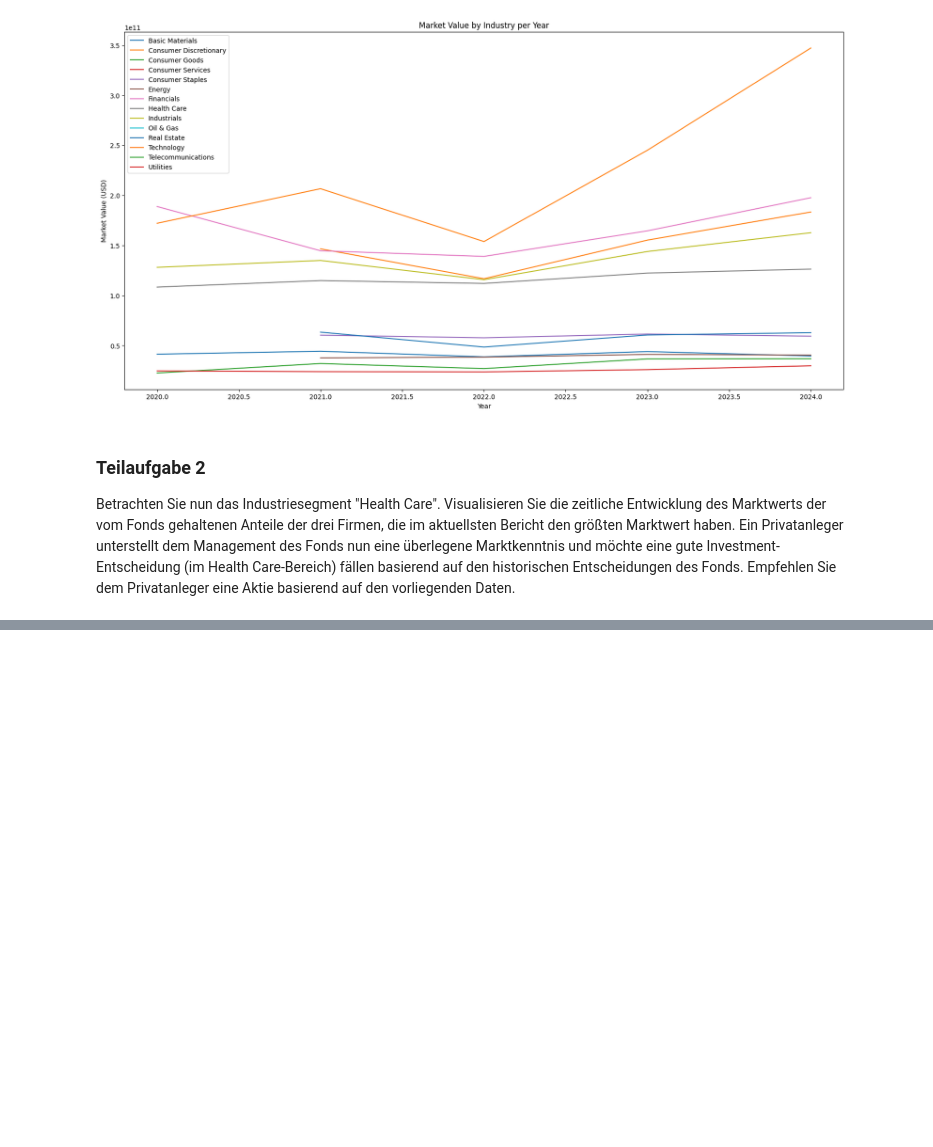
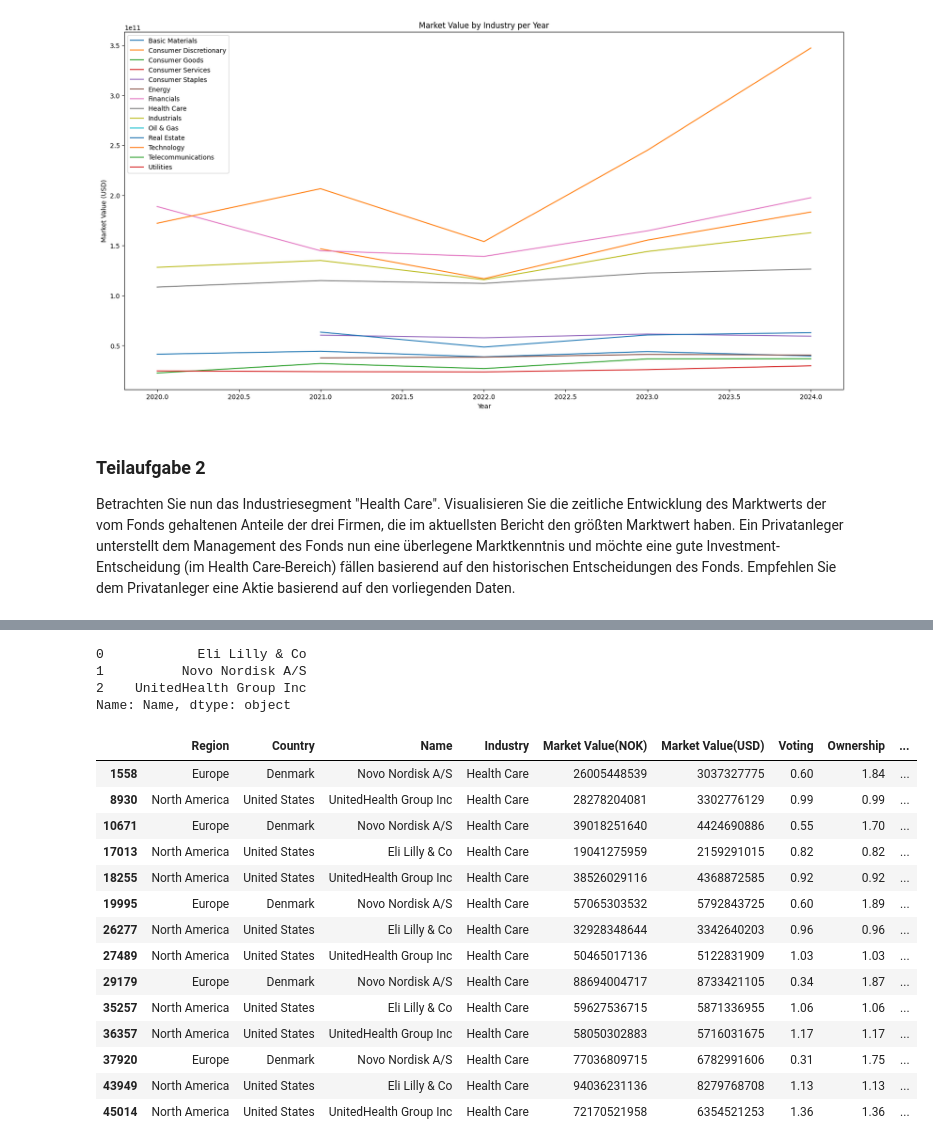
Before and after one commit to MartinElsaesser/data-science, a Jupyter notebook: exercises/exercise10/exercise10.ipynb, the cells around one changed output, grey strips where cells are left out. Cells and saved outputs as stored; diff of their text form; code cells hidden in the pictures; blank space fills up the shorter version.

```diff
--- a/exercises/exercise10/exercise10.ipynb
+++ b/exercises/exercise10/exercise10.ipynb
@@ -57,3 +57,6 @@ plt.legend()
 Betrachten Sie nun das Industriesegment "Health Care".
 Visualisieren Sie die zeitliche Entwicklung des Marktwerts der vom Fonds gehaltenen Anteile der drei Firmen, die im aktuellsten Bericht den größten Marktwert haben.
 Ein Privatanleger unterstellt dem Management des Fonds nun eine überlegene Marktkenntnis und möchte eine gute Investment-Entscheidung (im Health Care-Bereich) fällen basierend auf den historischen Entscheidungen des Fonds. Empfehlen Sie dem Privatanleger eine Aktie basierend auf den vorliegenden Daten.
+# %%
+df_healthCareFirm = df[df["Industry"] == "Health Care"]
+df_healthCareFirm
@@ -59,0 +112,27 @@ Ein Privatanleger unterstellt dem Management des Fonds nun eine überlegene Mark
+# %%
+biggestHealthCareFirms = df_sorted.loc[0:2,"Name"]
+biggestHealthCareFirms
+# %% [output]
+0            Eli Lilly & Co
+1          Novo Nordisk A/S
+2    UnitedHealth Group Inc
+Name: Name, dtype: object
+# %%
+df_biggestHealthCareFirms = df[df["Name"].isin(biggestHealthCareFirms)]
+df_biggestHealthCareFirms
+# %% [output]
+|  | Region | Country | Name | Industry | Market Value(NOK) | Market Value(USD) | Voting | Ownership | ... |
+| 1558 | Europe | Denmark | Novo Nordisk A/S | Health Care | 26005448539 | 3037327775 | 0.60 | 1.84 | ... |
+| 8930 | North America | United States | UnitedHealth Group Inc | Health Care | 28278204081 | 3302776129 | 0.99 | 0.99 | ... |
+| 10671 | Europe | Denmark | Novo Nordisk A/S | Health Care | 39018251640 | 4424690886 | 0.55 | 1.70 | ... |
+| 17013 | North America | United States | Eli Lilly & Co | Health Care | 19041275959 | 2159291015 | 0.82 | 0.82 | ... |
+| 18255 | North America | United States | UnitedHealth Group Inc | Health Care | 38526029116 | 4368872585 | 0.92 | 0.92 | ... |
+| 19995 | Europe | Denmark | Novo Nordisk A/S | Health Care | 57065303532 | 5792843725 | 0.60 | 1.89 | ... |
+| 26277 | North America | United States | Eli Lilly & Co | Health Care | 32928348644 | 3342640203 | 0.96 | 0.96 | ... |
+| 27489 | North America | United States | UnitedHealth Group Inc | Health Care | 50465017136 | 5122831909 | 1.03 | 1.03 | ... |
+| 29179 | Europe | Denmark | Novo Nordisk A/S | Health Care | 88694004717 | 8733421105 | 0.34 | 1.87 | ... |
+| 35257 | North America | United States | Eli Lilly & Co | Health Care | 59627536715 | 5871336955 | 1.06 | 1.06 | ... |
+| 36357 | North America | United States | UnitedHealth Group Inc | Health Care | 58050302883 | 5716031675 | 1.17 | 1.17 | ... |
+| 37920 | Europe | Denmark | Novo Nordisk A/S | Health Care | 77036809715 | 6782991606 | 0.31 | 1.75 | ... |
+| 43949 | North America | United States | Eli Lilly & Co | Health Care | 94036231136 | 8279768708 | 1.13 | 1.13 | ... |
+| 45014 | North America | United States | UnitedHealth Group Inc | Health Care | 72170521958 | 6354521253 | 1.36 | 1.36 | ... |
```
Also changed, not shown: parts of 6 cells of this notebook.
